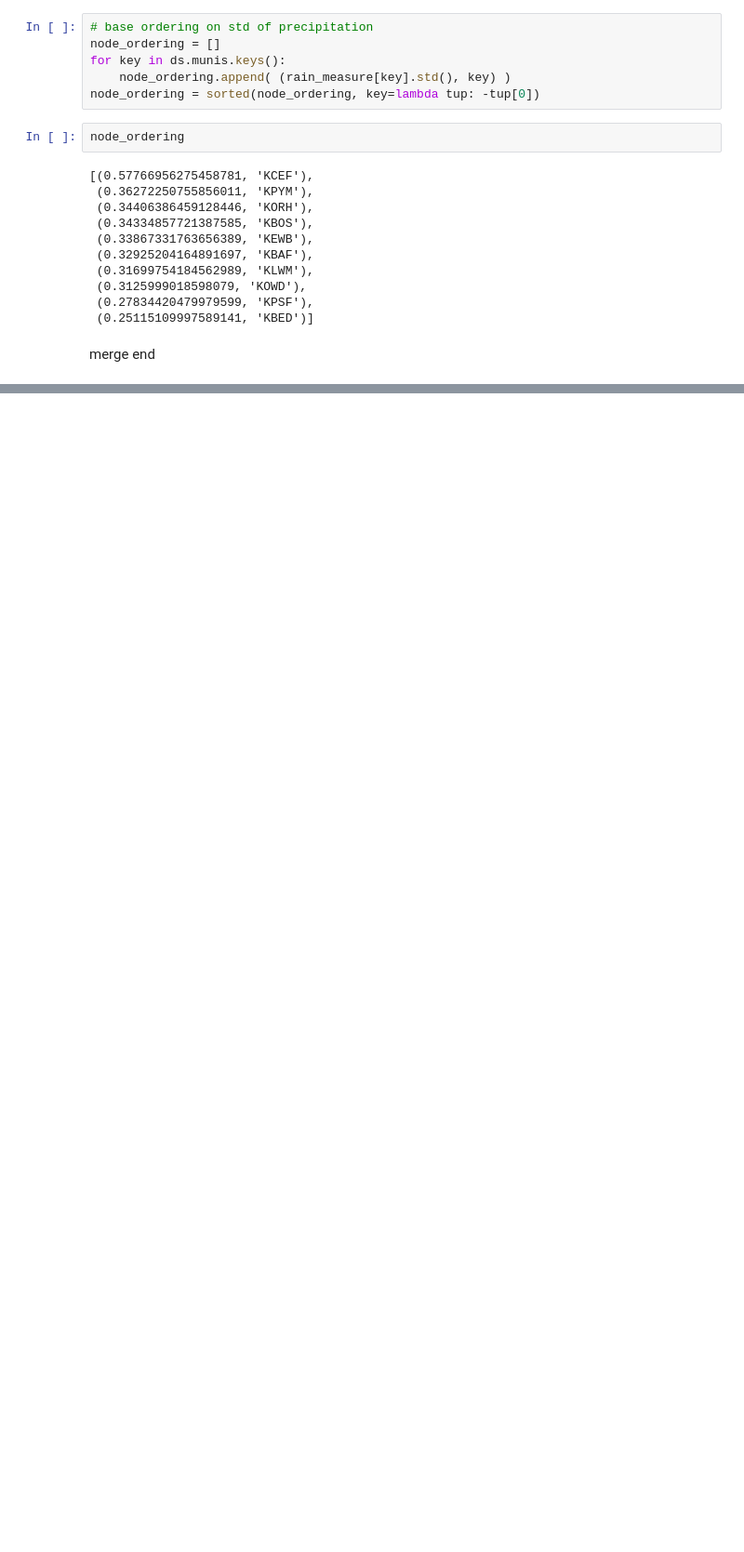
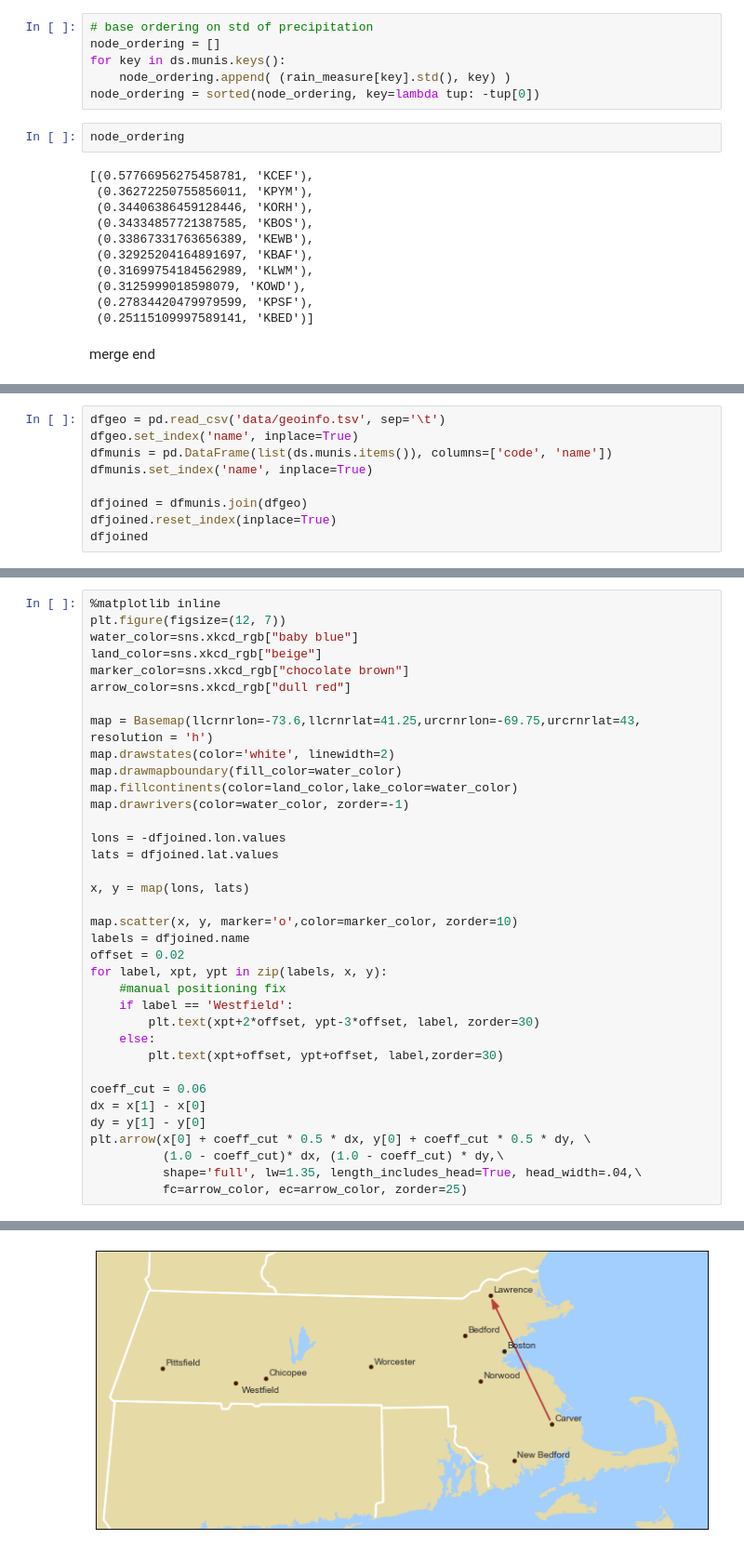
Before and after one commit to therealchuckliu/MCWeather, a Jupyter notebook: 02_Bayesian_Networks.ipynb, the cells around one changed output, grey strips where cells are left out. Shown at 93% size. Drawn from its saved outputs; the diff is of its cells as text; blank space fills up the shorter version.

Commit message:
added preliminary map plot func

```diff
--- a/02_Bayesian_Networks.ipynb
+++ b/02_Bayesian_Networks.ipynb
@@ -149,0 +165,9 @@ merge end
+# %%
+dfgeo = pd.read_csv('data/geoinfo.tsv', sep='\t')
+dfgeo.set_index('name', inplace=True)
+dfmunis = pd.DataFrame(list(ds.munis.items()), columns=['code', 'name'])
+dfmunis.set_index('name', inplace=True)
+
+dfjoined = dfmunis.join(dfgeo)
+dfjoined.reset_index(inplace=True)
+dfjoined
@@ -149,0 +194,37 @@ merge end
+# %%
+%matplotlib inline
+plt.figure(figsize=(12, 7))
+water_color=sns.xkcd_rgb["baby blue"]
+land_color=sns.xkcd_rgb["beige"]
+marker_color=sns.xkcd_rgb["chocolate brown"]
+arrow_color=sns.xkcd_rgb["dull red"]
+
+map = Basemap(llcrnrlon=-73.6,llcrnrlat=41.25,urcrnrlon=-69.75,urcrnrlat=43, resolution = 'h')
+map.drawstates(color='white', linewidth=2)
+map.drawmapboundary(fill_color=water_color)
+map.fillcontinents(color=land_color,lake_color=water_color)
+map.drawrivers(color=water_color, zorder=-1)
+
+lons = -dfjoined.lon.values
+lats = dfjoined.lat.values
+
+x, y = map(lons, lats)
+
+map.scatter(x, y, marker='o',color=marker_color, zorder=10)
+labels = dfjoined.name
+offset = 0.02
+for label, xpt, ypt in zip(labels, x, y):
+    #manual positioning fix
+    if label == 'Westfield':
+        plt.text(xpt+2*offset, ypt-3*offset, label, zorder=30)
+    else:
+        plt.text(xpt+offset, ypt+offset, label,zorder=30)
+
+coeff_cut = 0.06
+dx = x[1] - x[0]
+dy = y[1] - y[0]
+plt.arrow(x[0] + coeff_cut * 0.5 * dx, y[0] + coeff_cut * 0.5 * dy, \
+          (1.0 - coeff_cut)* dx, (1.0 - coeff_cut) * dy,\
+          shape='full', lw=1.35, length_includes_head=True, head_width=.04,\
+          fc=arrow_color, ec=arrow_color, zorder=25)
+# %% [output]
@@ -149,0 +232 @@ merge end
+[figure, added]
```
Also changed, not shown: parts of 6 cells of this notebook, 1 other file.
